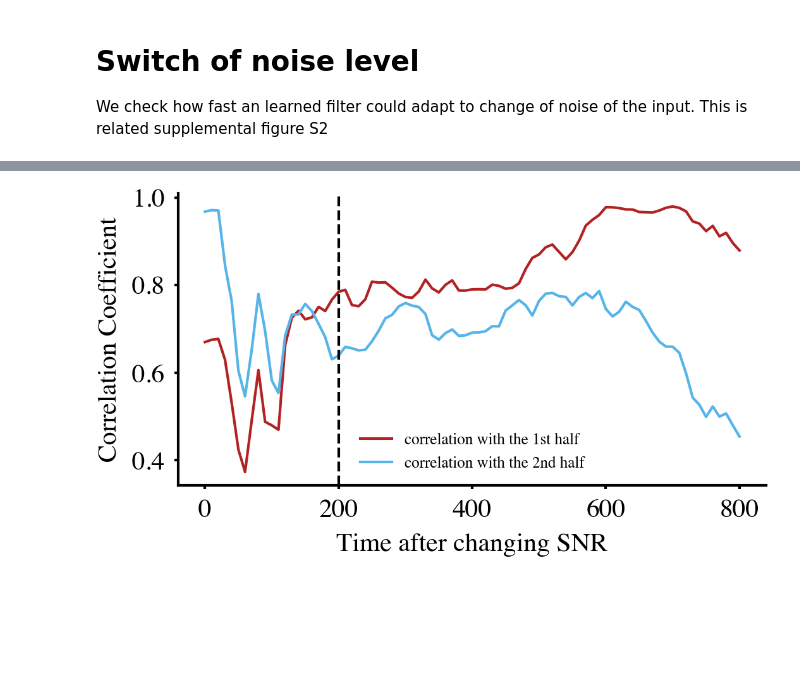
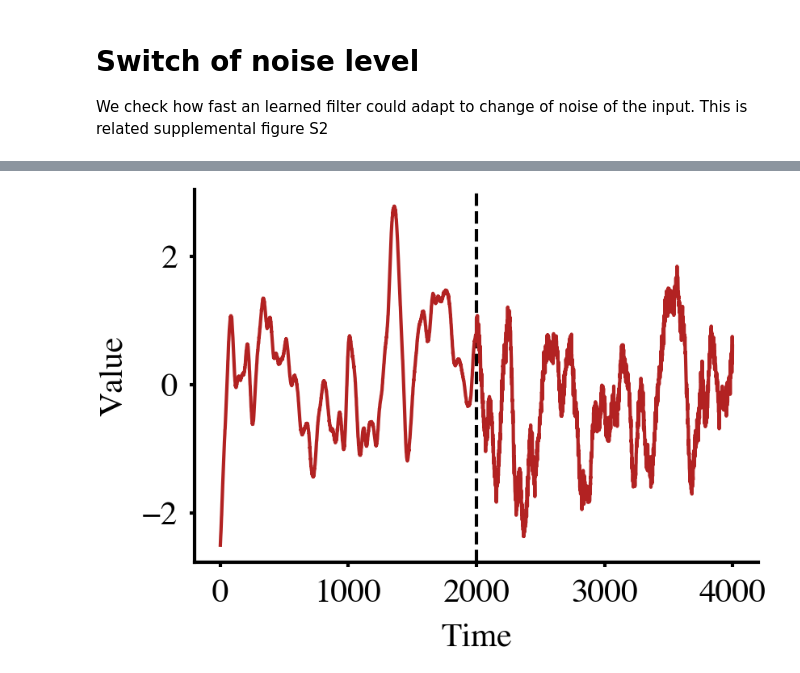
Before and after one commit to ShawnQin/ReSU, a Jupyter notebook: gaussian_processes.ipynb, the cells around one changed output, grey strips where cells are left out. Saved outputs shown, nothing was run; the diff lists cells and outputs as text; code cells hidden in the pictures; blank space fills up the shorter version.

```diff
--- a/gaussian_processes.ipynb
+++ b/gaussian_processes.ipynb
@@ -1451,20 +1453,20 @@ def flt_shift_coef(flt1,flt2, metric='correlation'):
 sigma1 = 0.01
 sigma2 = 0.1
 n_points = 4000
-num_traj = 20
+num_traj = 100
 X = np.linspace(0, 100, n_points).reshape(-1, 1)
 kernel_rq_med = lambda x1, x2: rational_quadratic_kernel(x1, x2, length_scale=1.0, variance=1.0, alpha=1)
 
 # set the seed of random number generator to ensure reproducibility
 np.random.seed(100)
 samples_rq = sample_gp(X, kernel_rq_med, n_samples=num_traj)
-# 2. Rational Quadratic with medium alpha
-fig, axes = plt.subplots(1, 1, figsize=(6, 4))
-ax = axes
-for i, sample in enumerate(samples_rq):
-    ax.plot(X, sample, label=f'Sample {i+1}', alpha=0.7)
-ax.set_title('Rational Quadratic (α=1.0)')
-ax.set_xlabel('Time')
-ax.set_ylabel('Value')
-ax.legend()
-ax.grid(True, alpha=0.3)
+# # 2. Rational Quadratic with medium alpha
+# fig, axes = plt.subplots(1, 1, figsize=(6, 4))
+# ax = axes
+# for i, sample in enumerate(samples_rq):
+#     ax.plot(X, sample, label=f'Sample {i+1}', alpha=0.7)
+# ax.set_title('Rational Quadratic (α=1.0)')
+# ax.set_xlabel('Time')
+# ax.set_ylabel('Value')
+# ax.legend()
+# ax.grid(True, alpha=0.3)
@@ -1590,13 +1607,11 @@ coef_flt_end = np.array(coef_flt_end)
 # %%
-fig, ax = plt.subplots(figsize=(4, 2))
-xs = np.arange(coef_flt_end.shape[0])*sep
-ax.plot(xs,coef_flt_end,label='correlation with the 1st half')
-ax.plot(xs,coef_flt_start, label='correlation with the 2nd half')
-# add a vertical line at x = 20
-ax.axvline(x=20*sep, color='k', linestyle='--')
-ax.set_xlabel("Time after changing SNR")
-ax.set_ylabel("Correlation Coefficient")
-ax.legend()
+fig, ax = plt.subplots(figsize=(3, 2))
+xs = np.arange(rq_sel.shape[0])
+# add a vertical line at x = 2000
+ax.axvline(x=2000, color='k', linestyle='--')
+ax.plot(xs,rq_sel)
+ax.set_xlabel("Time")
+ax.set_ylabel("Value")
 plt.show()
 # %% [output]
-[figure, old version]
+[figure, new version]
```
Also changed, not shown: parts of 18 cells of this notebook, 1 other file.
